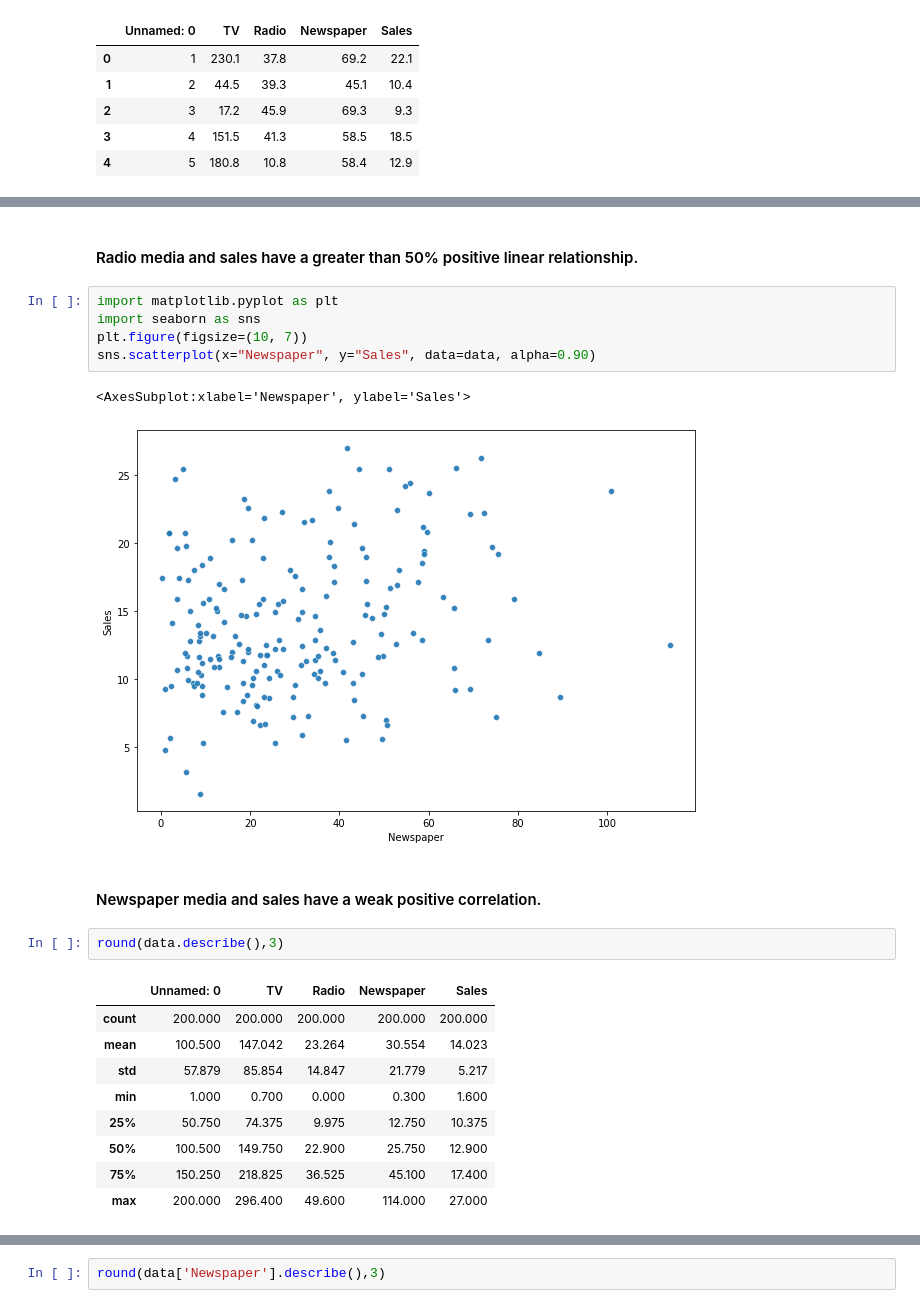
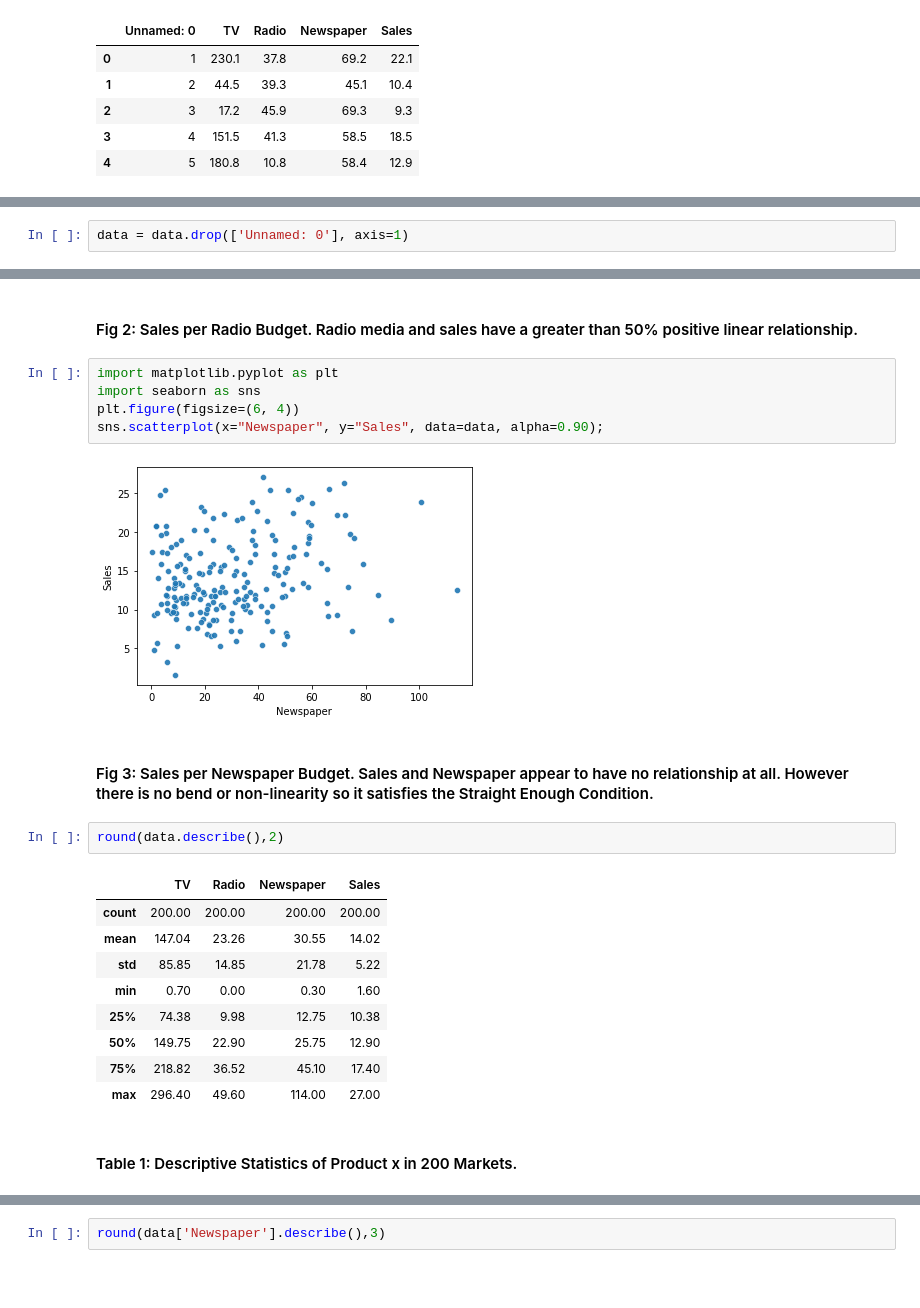
Before and after one commit to Barb10024/Python-Projects, a Jupyter notebook: python_exploratory_data_analysis/Advertising-EDA.ipynb, the cells around one changed output, grey strips where cells are left out. Cells and saved outputs as stored; diff of their text form; blank space fills up the shorter version.

```diff
--- a/python_exploratory_data_analysis/Advertising-EDA.ipynb
+++ b/python_exploratory_data_analysis/Advertising-EDA.ipynb
@@ -44,0 +52,2 @@ memory usage: 7.9 KB
+# %%
+data = data.drop(['Unnamed: 0'], axis=1)
@@ -70,25 +79,26 @@ sns.scatterplot(x="Radio", y="Sales", data=data, alpha=0.90)
 # %% [markdown]
-#### Radio media and sales have a greater than 50% positive linear relationship.
+#### Fig 2: Sales per Radio Budget. Radio media and sales have a greater than 50% positive linear relationship.
 # %%
 import matplotlib.pyplot as plt
 import seaborn as sns
-plt.figure(figsize=(10, 7))
-sns.scatterplot(x="Newspaper", y="Sales", data=data, alpha=0.90)
+plt.figure(figsize=(6, 4))
+sns.scatterplot(x="Newspaper", y="Sales", data=data, alpha=0.90);
 # %% [output]
-<AxesSubplot:xlabel='Newspaper', ylabel='Sales'>
-[figure, old version]
+[figure, new version]
-# %% [markdown]
-#### Newspaper media and sales have a weak positive correlation.
+# %% [markdown]
+#### Fig 3: Sales per Newspaper Budget. Sales and Newspaper appear to have no relationship at all.  However there is no bend or non-linearity so it satisfies the Straight Enough Condition.
 # %%
-round(data.describe(),3)
+round(data.describe(),2)
 # %% [output]
-|  | Unnamed: 0 | TV | Radio | Newspaper | Sales |
-| count | 200.000 | 200.000 | 200.000 | 200.000 | 200.000 |
-| mean | 100.500 | 147.042 | 23.264 | 30.554 | 14.023 |
-| std | 57.879 | 85.854 | 14.847 | 21.779 | 5.217 |
-| min | 1.000 | 0.700 | 0.000 | 0.300 | 1.600 |
-| 25% | 50.750 | 74.375 | 9.975 | 12.750 | 10.375 |
-| 50% | 100.500 | 149.750 | 22.900 | 25.750 | 12.900 |
-| 75% | 150.250 | 218.825 | 36.525 | 45.100 | 17.400 |
-| max | 200.000 | 296.400 | 49.600 | 114.000 | 27.000 |
+|  | TV | Radio | Newspaper | Sales |
+| count | 200.00 | 200.00 | 200.00 | 200.00 |
+| mean | 147.04 | 23.26 | 30.55 | 14.02 |
+| std | 85.85 | 14.85 | 21.78 | 5.22 |
+| min | 0.70 | 0.00 | 0.30 | 1.60 |
+| 25% | 74.38 | 9.98 | 12.75 | 10.38 |
+| 50% | 149.75 | 22.90 | 25.75 | 12.90 |
+| 75% | 218.82 | 36.52 | 45.10 | 17.40 |
+| max | 296.40 | 49.60 | 114.00 | 27.00 |
+# %% [markdown]
+#### Table 1: Descriptive Statistics of Product x in 200 Markets.
 # %%
```
Also changed, not shown: parts of 64 cells of this notebook.
